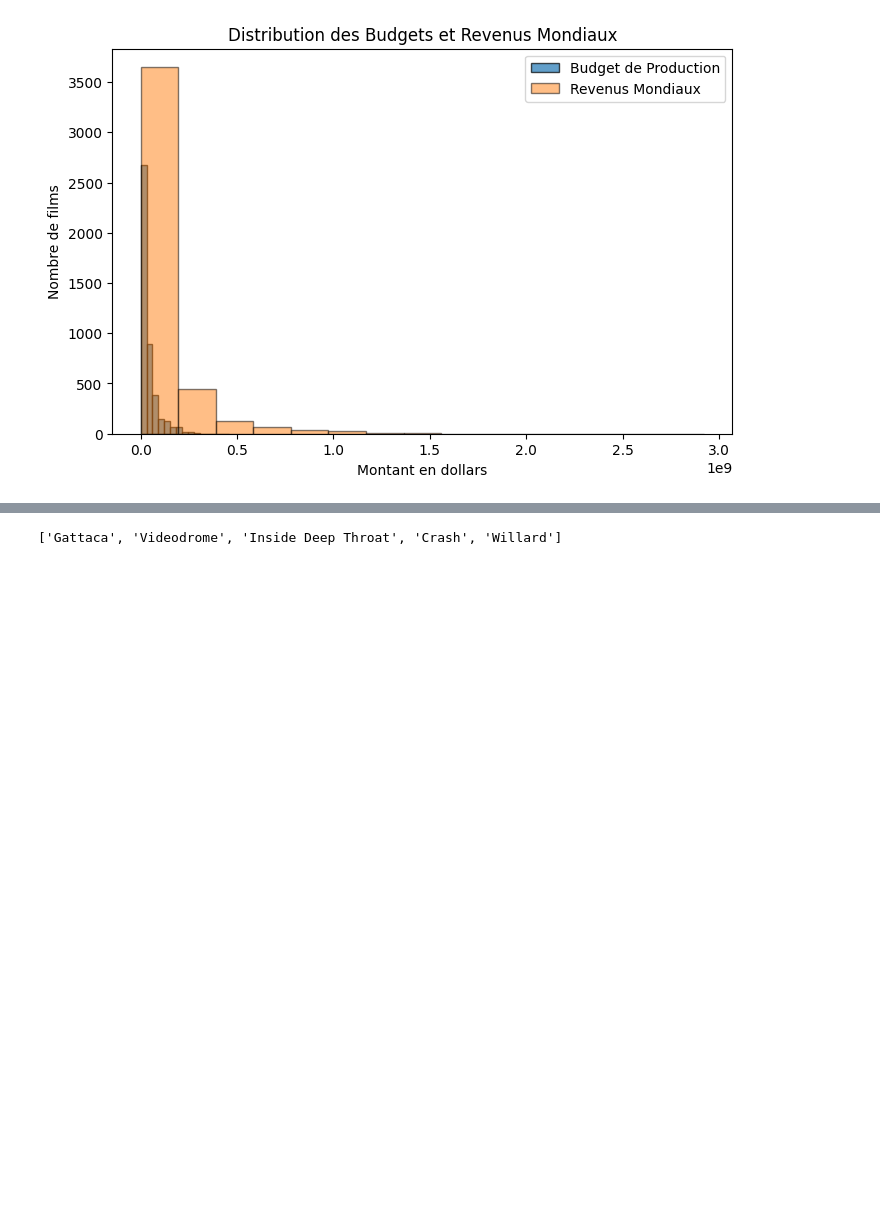
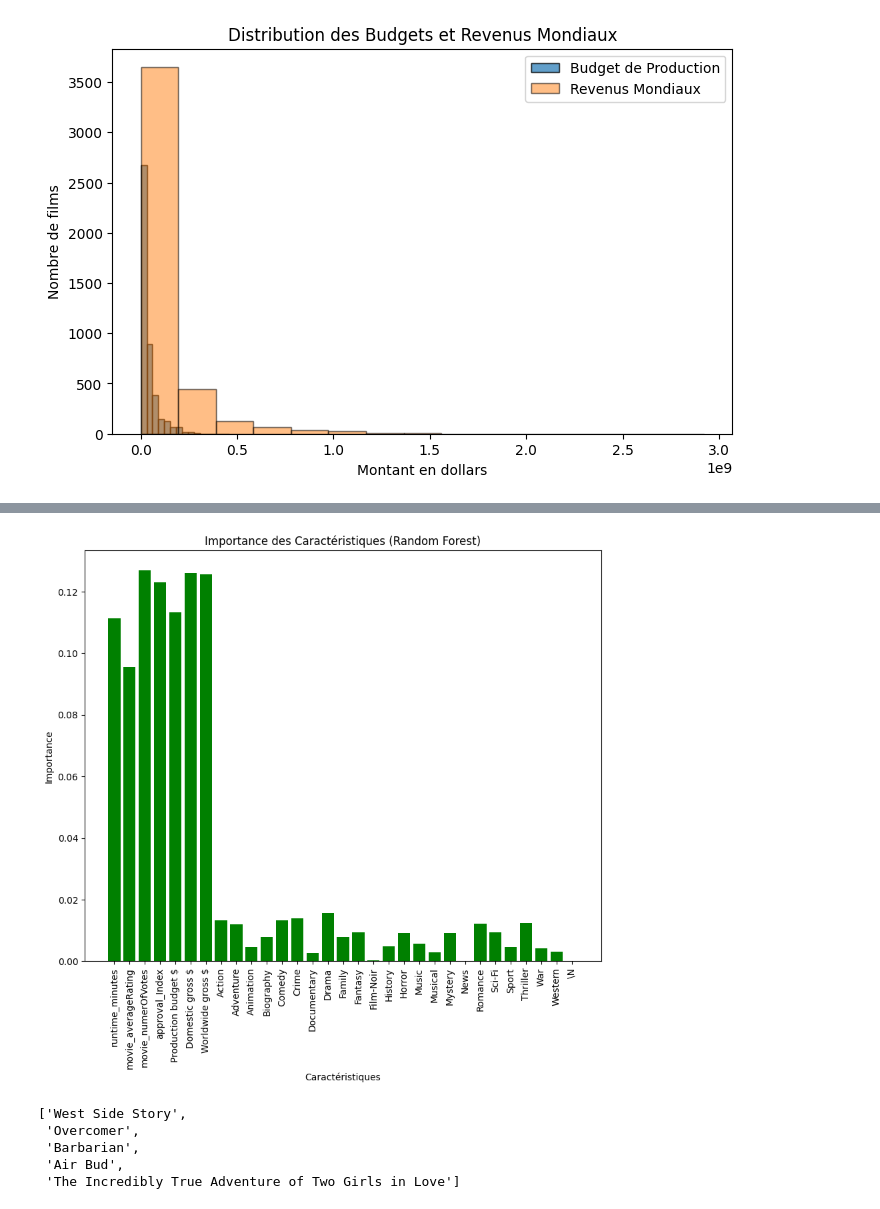
Before and after one commit to FredLuc12/MachineLearning_2, a Jupyter notebook: Projet_Perso/notebook/fichier.ipynb, the cells around one changed output, grey strips where cells are left out. Cells and saved outputs as stored; diff of their text form; code cells hidden in the pictures; blank space fills up the shorter version.

```diff
--- a/Projet_Perso/notebook/fichier.ipynb
+++ b/Projet_Perso/notebook/fichier.ipynb
@@ -131,3 +171,26 @@ similarity_matrix_train = cosine_similarity(similarity_features_train)
+# %%
+from sklearn.ensemble import RandomForestClassifier
+
+# Exemple d'un modèle supervisé
+clf = RandomForestClassifier(random_state=42)
+X = similarity_features_train  # Caractéristiques
+y = np.random.randint(0, 2, size=len(similarity_features_train))  # Exemple de cible fictive
+
+clf.fit(X, y)
+
+# Importance des caractéristiques
+importances = clf.feature_importances_
+
+# Visualisation
+plt.figure(figsize=(10, 8))
+plt.bar(X.columns, importances, color='green')
+plt.title("Importance des Caractéristiques (Random Forest)")
+plt.xlabel("Caractéristiques")
+plt.ylabel("Importance")
+plt.xticks(rotation=90)
+plt.show()
+# %% [output]
+[figure, added]
 # %%
 import numpy as np
 
@@ -154,9 +217,13 @@ def get_recommendations(movie_title, movie_data, similarity_matrix, top_n=5):
     return recommended_movies
 
 # Exemple d'utilisation : Recommander des films similaires à un titre spécifique
-film_reference = "Mallrats"
+film_reference = "Breaking In"
 recommendations = get_recommendations(film_reference, movie_data_encoded, similarity_matrix)
 
 recommendations
 # %% [output]
-['Gattaca', 'Videodrome', 'Inside Deep Throat', 'Crash', 'Willard']
+['West Side Story',
+ 'Overcomer',
+ 'Barbarian',
+ 'Air Bud',
+ 'The Incredibly True Adventure of Two Girls in Love']
```
Also changed, not shown: parts of 2 cells of this notebook.
